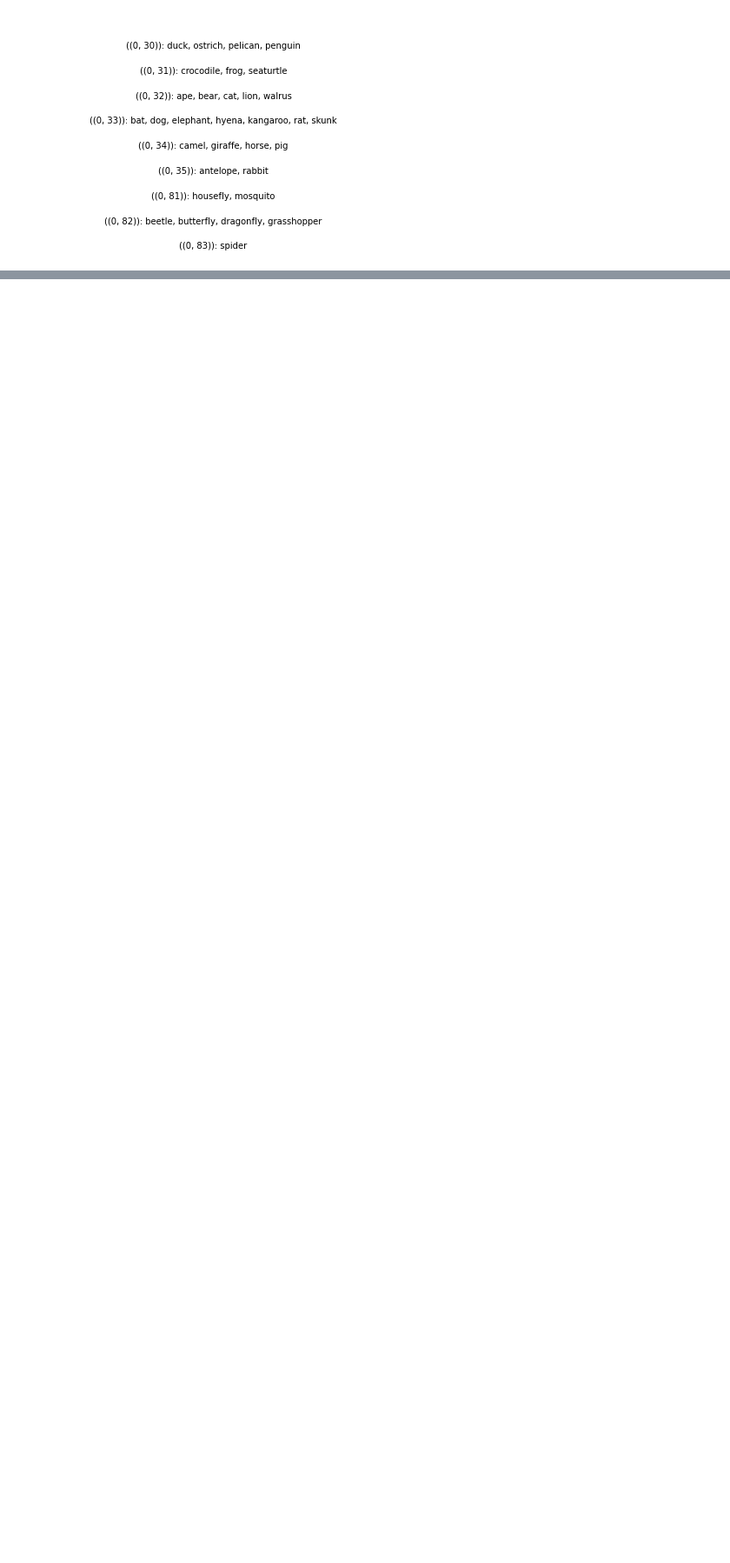
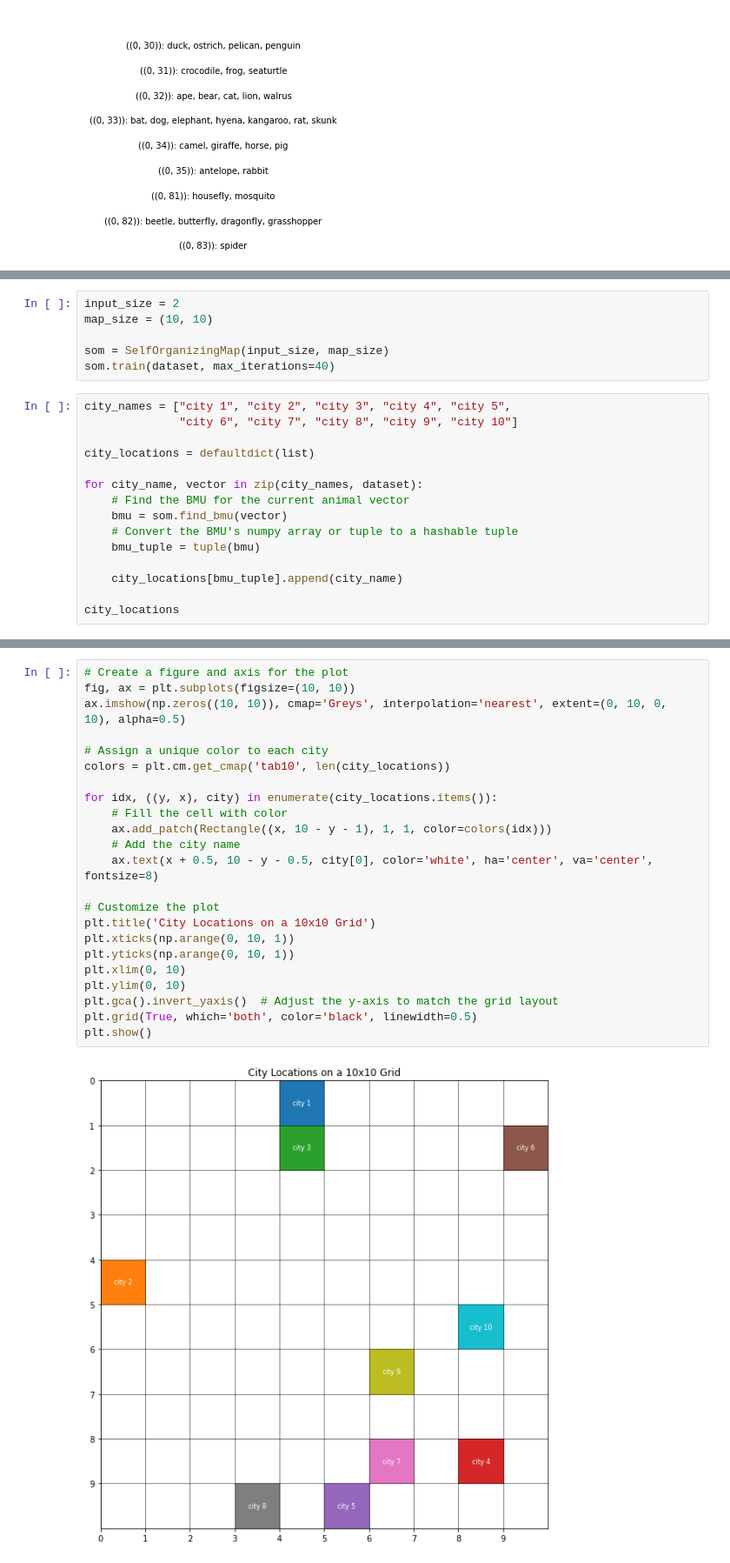
Before and after one commit to kyebinan/Deep_Learning_KTH, a Jupyter notebook: LAB2/notebook3.ipynb, the cells around one changed output, grey strips where cells are left out. Shown at 87% size. Saved outputs shown, nothing was run; the diff lists cells and outputs as text; blank space fills up the shorter version.

Commit message:
Done City tour

```diff
--- a/LAB2/notebook3.ipynb
+++ b/LAB2/notebook3.ipynb
@@ -694,0 +715,21 @@ plt.show()
+# %%
+input_size = 2
+map_size = (10, 10)
+
+som = SelfOrganizingMap(input_size, map_size)
+som.train(dataset, max_iterations=40)
+# %%
+city_names = ["city 1", "city 2", "city 3", "city 4", "city 5",
+              "city 6", "city 7", "city 8", "city 9", "city 10"]
+
+city_locations = defaultdict(list)
+
+for city_name, vector in zip(city_names, dataset):
+    # Find the BMU for the current animal vector
+    bmu = som.find_bmu(vector)
+    # Convert the BMU's numpy array or tuple to a hashable tuple
+    bmu_tuple = tuple(bmu)
+
+    city_locations[bmu_tuple].append(city_name)
+
+city_locations
@@ -694,0 +748,25 @@ plt.show()
+# %%
+# Create a figure and axis for the plot
+fig, ax = plt.subplots(figsize=(10, 10))
+ax.imshow(np.zeros((10, 10)), cmap='Greys', interpolation='nearest', extent=(0, 10, 0, 10), alpha=0.5)
+
+# Assign a unique color to each city
+colors = plt.cm.get_cmap('tab10', len(city_locations))
+
+for idx, ((y, x), city) in enumerate(city_locations.items()):
+    # Fill the cell with color
+    ax.add_patch(Rectangle((x, 10 - y - 1), 1, 1, color=colors(idx)))
+    # Add the city name
+    ax.text(x + 0.5, 10 - y - 0.5, city[0], color='white', ha='center', va='center', fontsize=8)
+
+# Customize the plot
+plt.title('City Locations on a 10x10 Grid')
+plt.xticks(np.arange(0, 10, 1))
+plt.yticks(np.arange(0, 10, 1))
+plt.xlim(0, 10)
+plt.ylim(0, 10)
+plt.gca().invert_yaxis()  # Adjust the y-axis to match the grid layout
+plt.grid(True, which='both', color='black', linewidth=0.5)
+plt.show()
+# %% [output]
+[figure, added]
```
Also changed, not shown: parts of 5 cells of this notebook.
